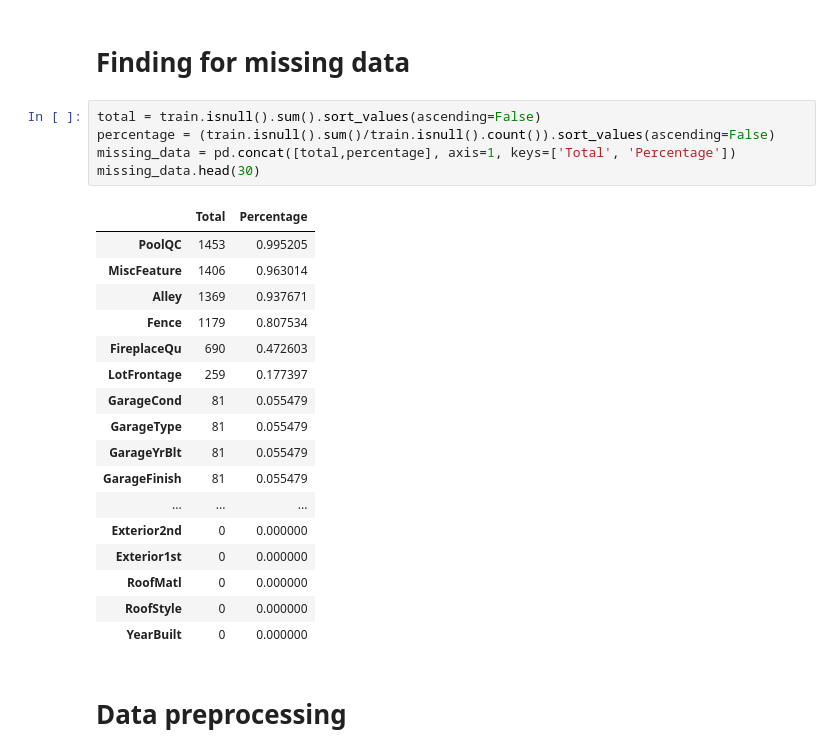
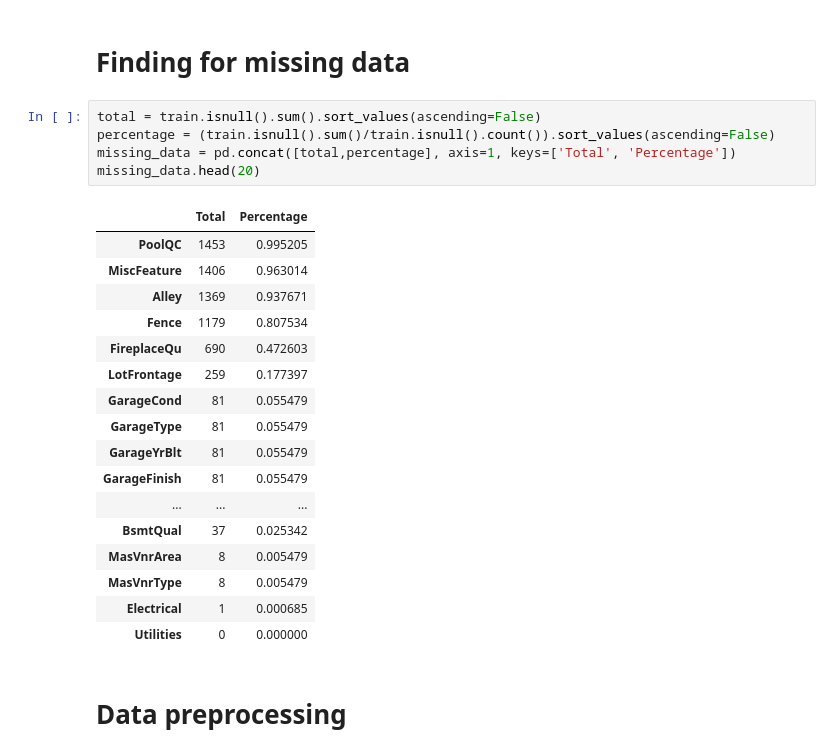
Before and after one commit to zisean/dmhouseprice, a Jupyter notebook: Explore the data.ipynb, the cells around one changed output. Drawn from its saved outputs; the diff is of its cells as text.

```diff
--- a/Explore the data.ipynb
+++ b/Explore the data.ipynb
@@ -201,26 +151,26 @@ dtype: object
 # %%
 total = train.isnull().sum().sort_values(ascending=False)
 percentage = (train.isnull().sum()/train.isnull().count()).sort_values(ascending=False)
 missing_data = pd.concat([total,percentage], axis=1, keys=['Total', 'Percentage'])
-missing_data.head(30)
+missing_data.head(20)
 # %% [output]
 |  | Total | Percentage |
 | PoolQC | 1453 | 0.995205 |
 | MiscFeature | 1406 | 0.963014 |
 | Alley | 1369 | 0.937671 |
 | Fence | 1179 | 0.807534 |
 | FireplaceQu | 690 | 0.472603 |
 | LotFrontage | 259 | 0.177397 |
 | GarageCond | 81 | 0.055479 |
 | GarageType | 81 | 0.055479 |
 | GarageYrBlt | 81 | 0.055479 |
 | GarageFinish | 81 | 0.055479 |
 | ... | ... | ... |
-| Exterior2nd | 0 | 0.000000 |
-| Exterior1st | 0 | 0.000000 |
-| RoofMatl | 0 | 0.000000 |
-| RoofStyle | 0 | 0.000000 |
-| YearBuilt | 0 | 0.000000 |
+| BsmtQual | 37 | 0.025342 |
+| MasVnrArea | 8 | 0.005479 |
+| MasVnrType | 8 | 0.005479 |
+| Electrical | 1 | 0.000685 |
+| Utilities | 0 | 0.000000 |
 # %% [markdown]
 # Data preprocessing
 # %% [markdown]
```
Also changed, not shown: parts of 6 cells of this notebook, 8 other files.
